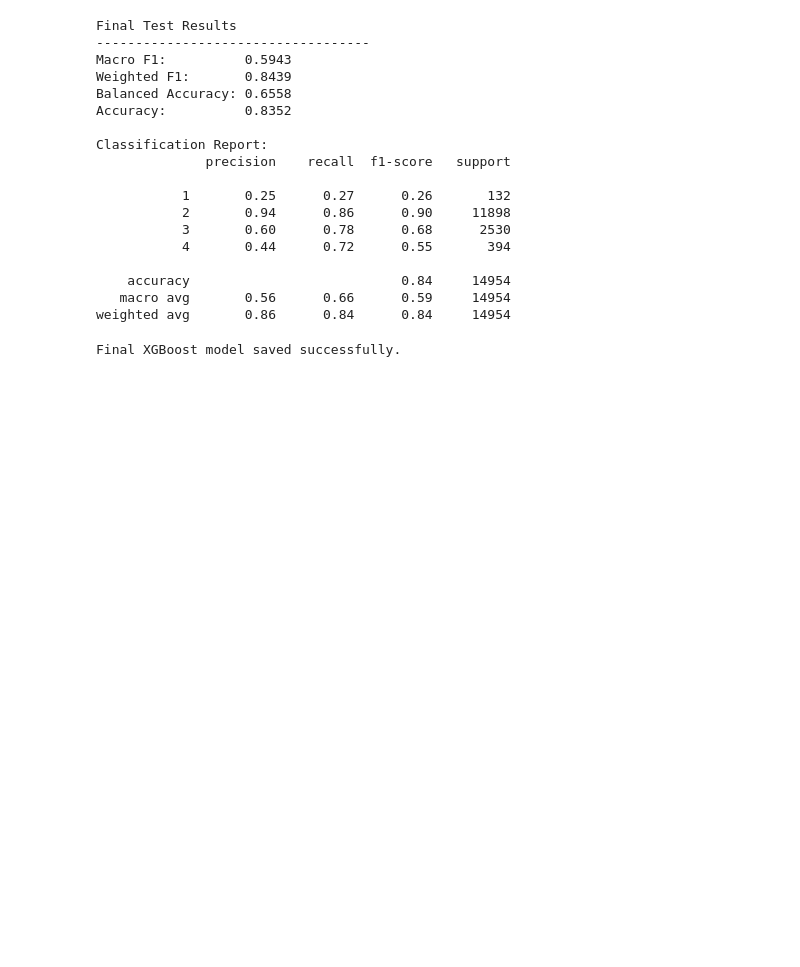
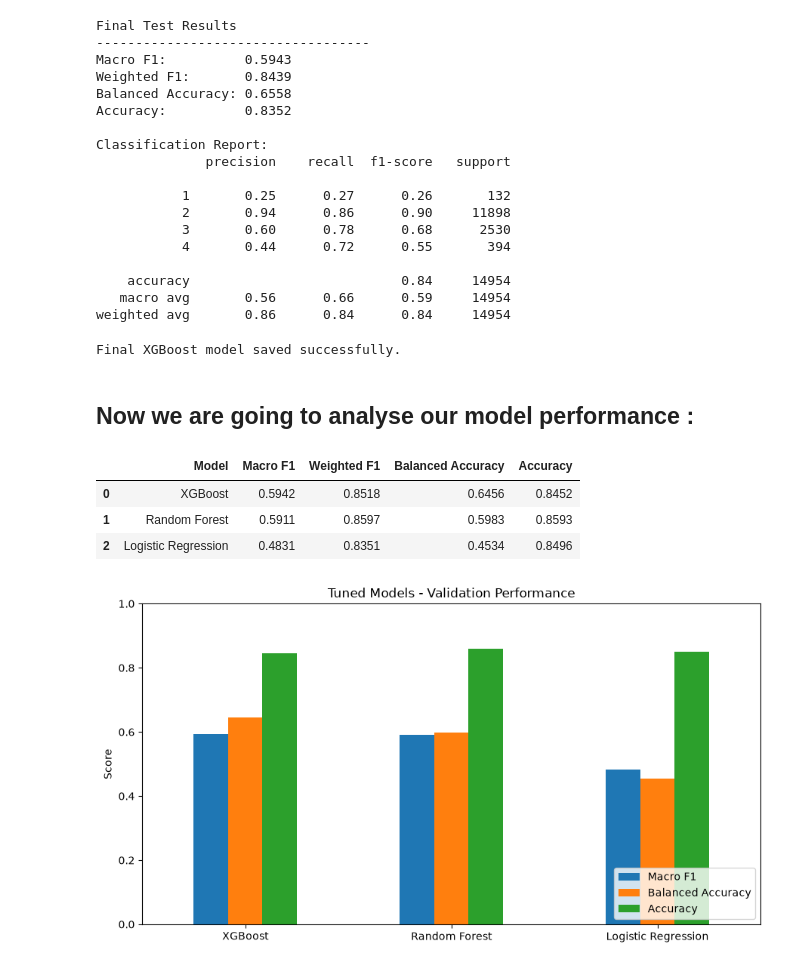
Before and after one commit to SepehrGhorashi/us-accident-severity-prediction, a Jupyter notebook: 04_Modeling.ipynb, the cells around one changed output. Cells and saved outputs as stored; diff of their text form; code cells hidden in the pictures; blank space fills up the shorter version.

```diff
--- a/04_Modeling.ipynb
+++ b/04_Modeling.ipynb
@@ -1550,3 +1550,77 @@ weighted avg       0.86      0.84      0.84     14954
 # )
 # %% [output]
 Final XGBoost model saved successfully.
+# %% [markdown]
+## Now we are going to analyse our model performance :
+# %%
+# Compare tuned models on validation set
+tuned_models = {
+    "Logistic Regression": best_lr_model,
+    "Random Forest": best_rf_model,
+    "XGBoost": best_xgb_model
+}
+
+tuned_model_results = []
+
+for model_name, model in tuned_models.items():
+
+    y_pred = model.predict(X_val)
+
+    tuned_model_results.append({
+        "Model": model_name,
+        "Macro F1": f1_score(
+            y_val,
+            y_pred,
+            average="macro"
+        ),
+        "Weighted F1": f1_score(
+            y_val,
+            y_pred,
+            average="weighted"
+        ),
+        "Balanced Accuracy": balanced_accuracy_score(
+            y_val,
+            y_pred
+        ),
+        "Accuracy": accuracy_score(
+            y_val,
+            y_pred
+        )
+    })
+
+tuned_model_comparison_df = pd.DataFrame(
+    tuned_model_results
+).sort_values(
+    by="Macro F1",
+    ascending=False
+).reset_index(drop=True)
+
+tuned_model_comparison_df.round(4)
+# %% [output]
+|  | Model | Macro F1 | Weighted F1 | Balanced Accuracy | Accuracy |
+| 0 | XGBoost | 0.5942 | 0.8518 | 0.6456 | 0.8452 |
+| 1 | Random Forest | 0.5911 | 0.8597 | 0.5983 | 0.8593 |
+| 2 | Logistic Regression | 0.4831 | 0.8351 | 0.4534 | 0.8496 |
+# %%
+# Prepare comparison chart
+comparison_plot_df = tuned_model_comparison_df.set_index(
+    "Model"
+)[
+    ["Macro F1", "Balanced Accuracy", "Accuracy"]
+]
+
+ax = comparison_plot_df.plot(
+    kind="bar",
+    figsize=(9, 5)
+)
+
+plt.title("Tuned Models - Validation Performance")
+plt.ylabel("Score")
+plt.xlabel("")
+plt.ylim(0, 1)
+plt.xticks(rotation=0)
+plt.legend(loc="lower right")
+plt.tight_layout()
+plt.show()
+# %% [output]
+[figure, added]
```
Also changed, not shown: parts of 10 cells of this notebook.
